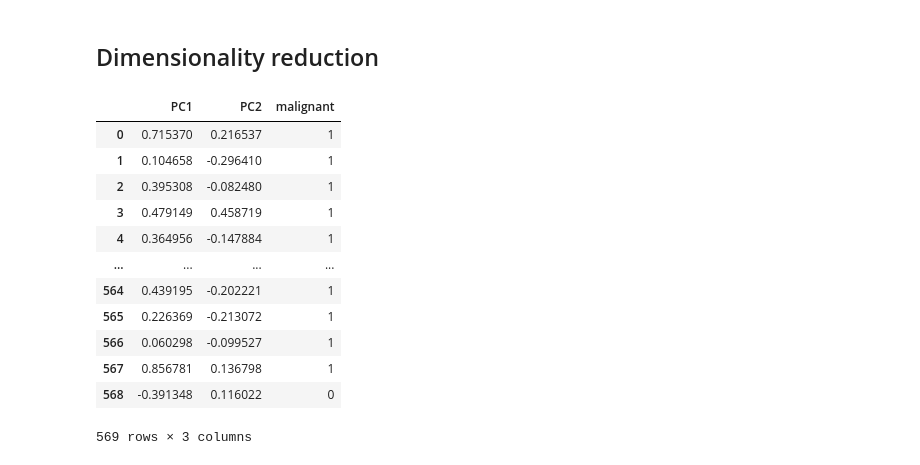
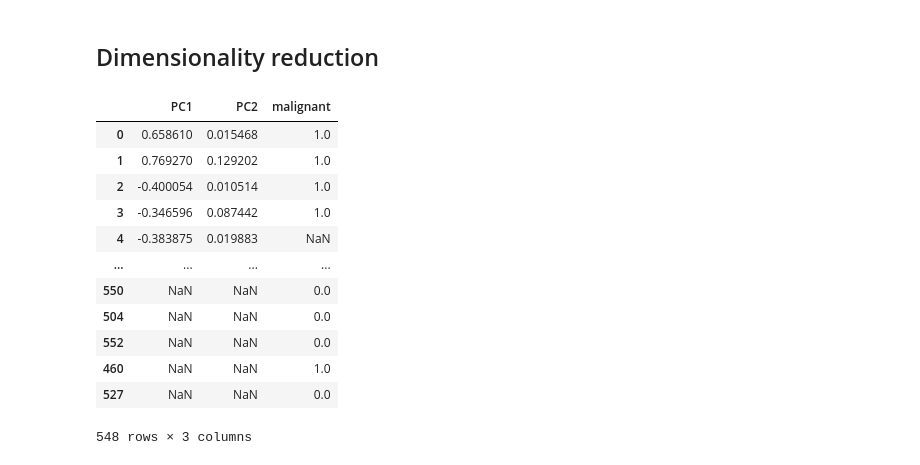
Before and after one commit to kamilrybacki/MLToolsExercises, a Jupyter notebook: content/wisconsin.ipynb, the cells around one changed output. Drawn from its saved outputs; the diff is of its cells as text; code cells hidden in the pictures.

```diff
--- a/content/wisconsin.ipynb
+++ b/content/wisconsin.ipynb
@@ -318,26 +364,29 @@ Index(['texture_mean', 'smoothness_mean', 'symmetry_mean',
 ## Dimensionality reduction
 # %%
 import sklearn.decomposition
+import sklearn.model_selection
 
-features = wisconsin_breast_cancer_data.drop('malignant', axis=1)
+train_data, test_data = sklearn.model_selection.train_test_split(wisconsin_breast_cancer_data, test_size=0.2)
+
+features = train_data.drop('malignant', axis=1)
 
 pca_model = sklearn.decomposition.PCA(n_components=2)
-pca_features = pca_model.fit_transform(features)
+pca_features = pca_model.fit_transform(train_data)
 pca_features = pd.DataFrame(pca_features, columns=['PC1', 'PC2'])
 
-reduced_wisconsin_breast_cancer_data = pd.concat([pca_features, wisconsin_breast_cancer_data['malignant']], axis=1)
-reduced_wisconsin_breast_cancer_data
+reduced_train_data = pd.concat([pca_features, train_data['malignant']], axis=1)
+reduced_train_data
 # %% [output]
 |  | PC1 | PC2 | malignant |
-| 0 | 0.715370 | 0.216537 | 1 |
-| 1 | 0.104658 | -0.296410 | 1 |
-| 2 | 0.395308 | -0.082480 | 1 |
-| 3 | 0.479149 | 0.458719 | 1 |
-| 4 | 0.364956 | -0.147884 | 1 |
+| 0 | 0.658610 | 0.015468 | 1.0 |
+| 1 | 0.769270 | 0.129202 | 1.0 |
+| 2 | -0.400054 | 0.010514 | 1.0 |
+| 3 | -0.346596 | 0.087442 | 1.0 |
+| 4 | -0.383875 | 0.019883 | NaN |
 | ... | ... | ... | ... |
-| 564 | 0.439195 | -0.202221 | 1 |
-| 565 | 0.226369 | -0.213072 | 1 |
-| 566 | 0.060298 | -0.099527 | 1 |
-| 567 | 0.856781 | 0.136798 | 1 |
-| 568 | -0.391348 | 0.116022 | 0 |
+| 550 | NaN | NaN | 0.0 |
+| 504 | NaN | NaN | 0.0 |
+| 552 | NaN | NaN | 0.0 |
+| 460 | NaN | NaN | 1.0 |
+| 527 | NaN | NaN | 0.0 |
-569 rows × 3 columns
+548 rows × 3 columns
```
Also changed, not shown: parts of 4 cells of this notebook.
